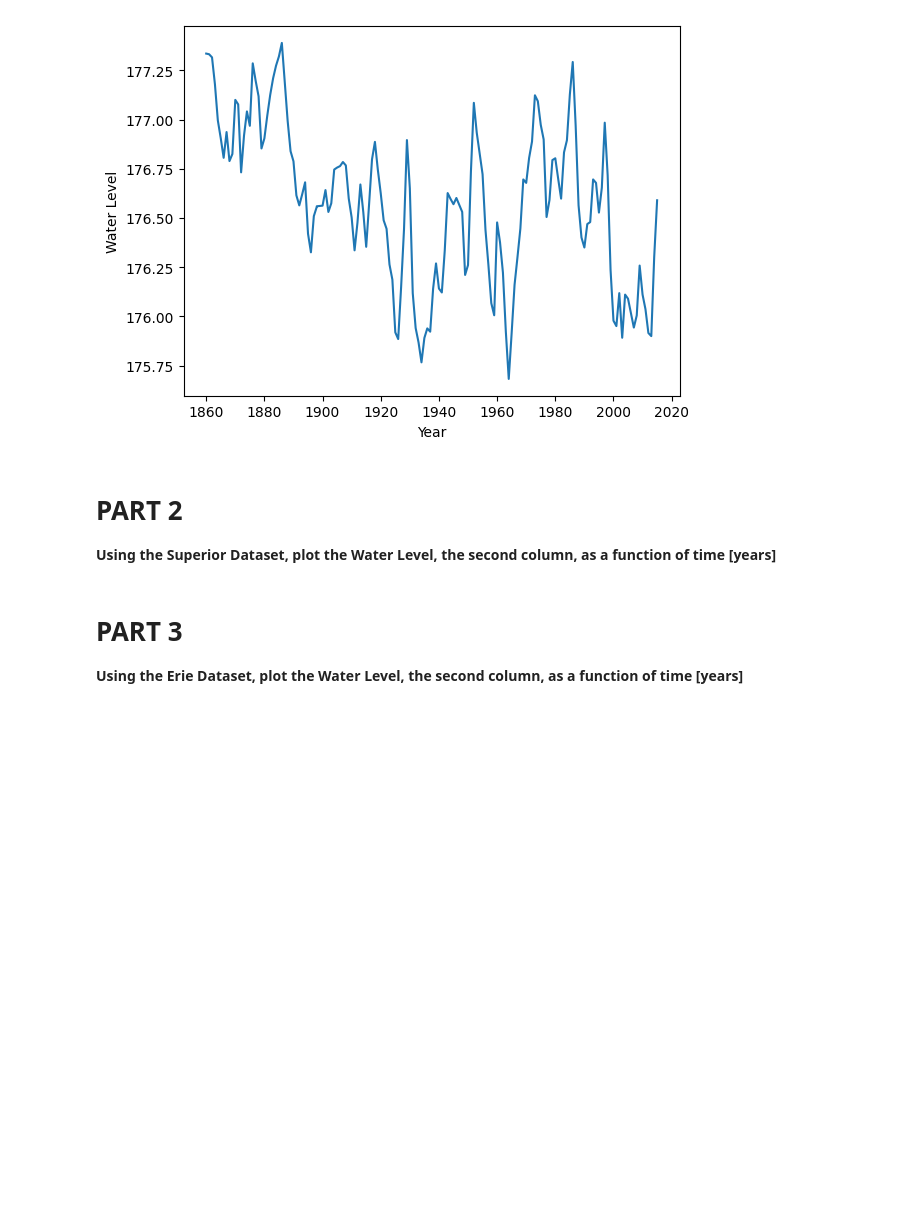
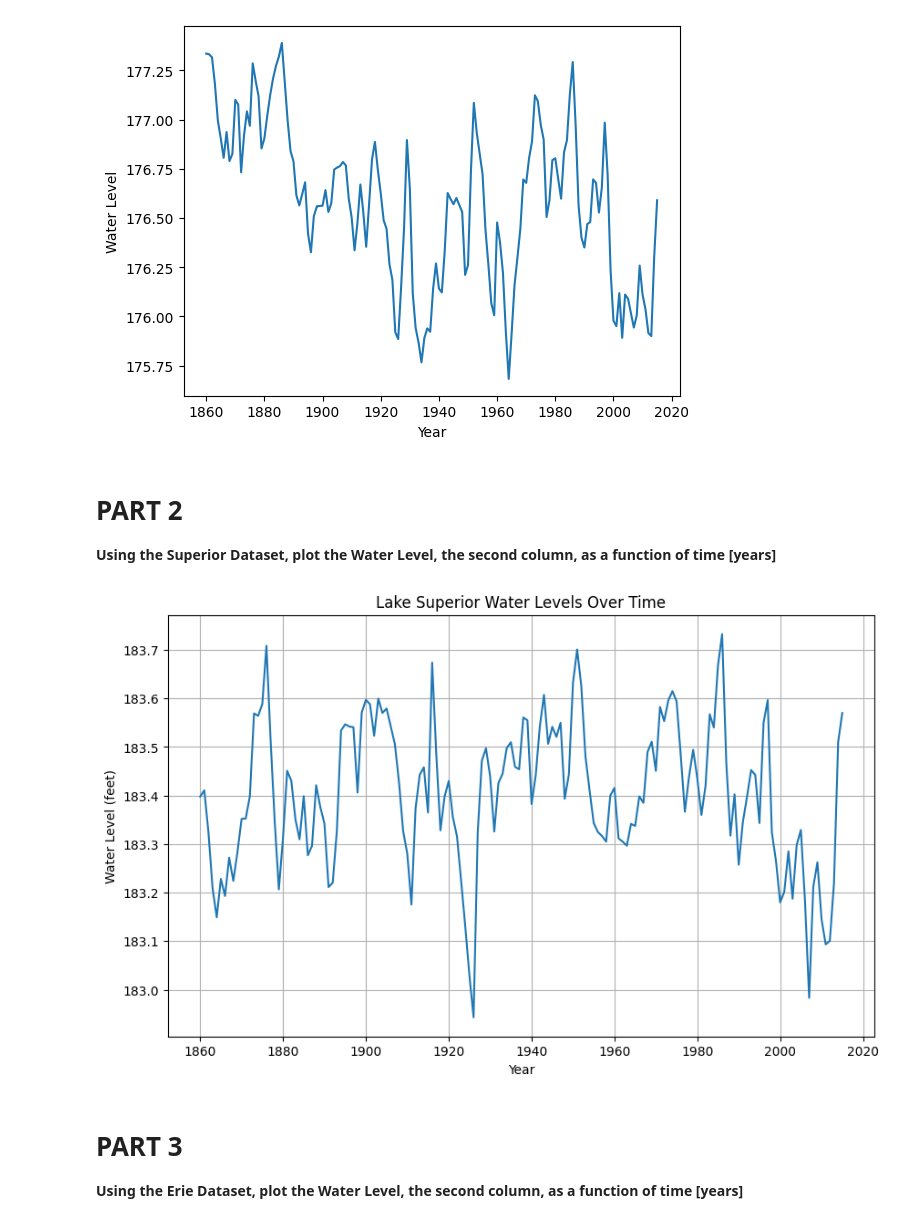
Before and after one commit to omni-brewer/CMSE202_Git_Started, a Jupyter notebook: Great_Lakes_and_Grand_River_REMOTE_1623854.ipynb, the cells around one changed output. Drawn from its saved outputs; the diff is of its cells as text; code cells hidden in the pictures; blank space fills up the shorter version.

```diff
--- a/Great_Lakes_and_Grand_River_REMOTE_1623854.ipynb
+++ b/Great_Lakes_and_Grand_River_REMOTE_1623854.ipynb
@@ -49,3 +47,22 @@ Text(0, 0.5, 'Water Level')
+# %%
+# Insert Code Here
+import pandas as pd
+import matplotlib.pyplot as plt
+
+sup_data = pd.read_csv('data/sup.csv')
+
+years = sup_data.iloc[:, 0]
+water_levels = sup_data.iloc[:, 1]
+
+plt.figure(figsize=(10, 6))
+plt.plot(years, water_levels)
+plt.title('Lake Superior Water Levels Over Time')
+plt.xlabel('Year')
+plt.ylabel('Water Level (feet)')
+plt.grid(True)
+plt.show()
+# %% [output]
+[figure, added]
 # %% [markdown]
 # PART 3
 
```
Also changed, not shown: parts of 1 cell of this notebook.
